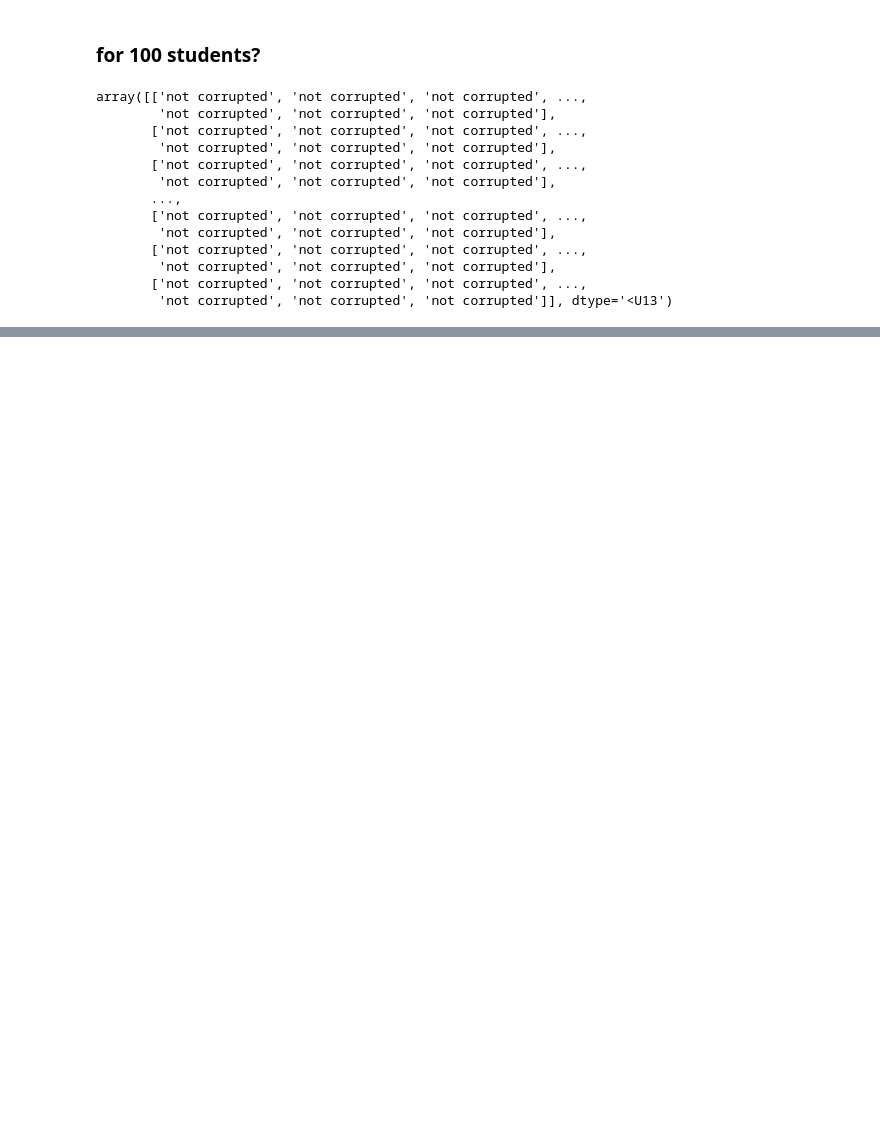
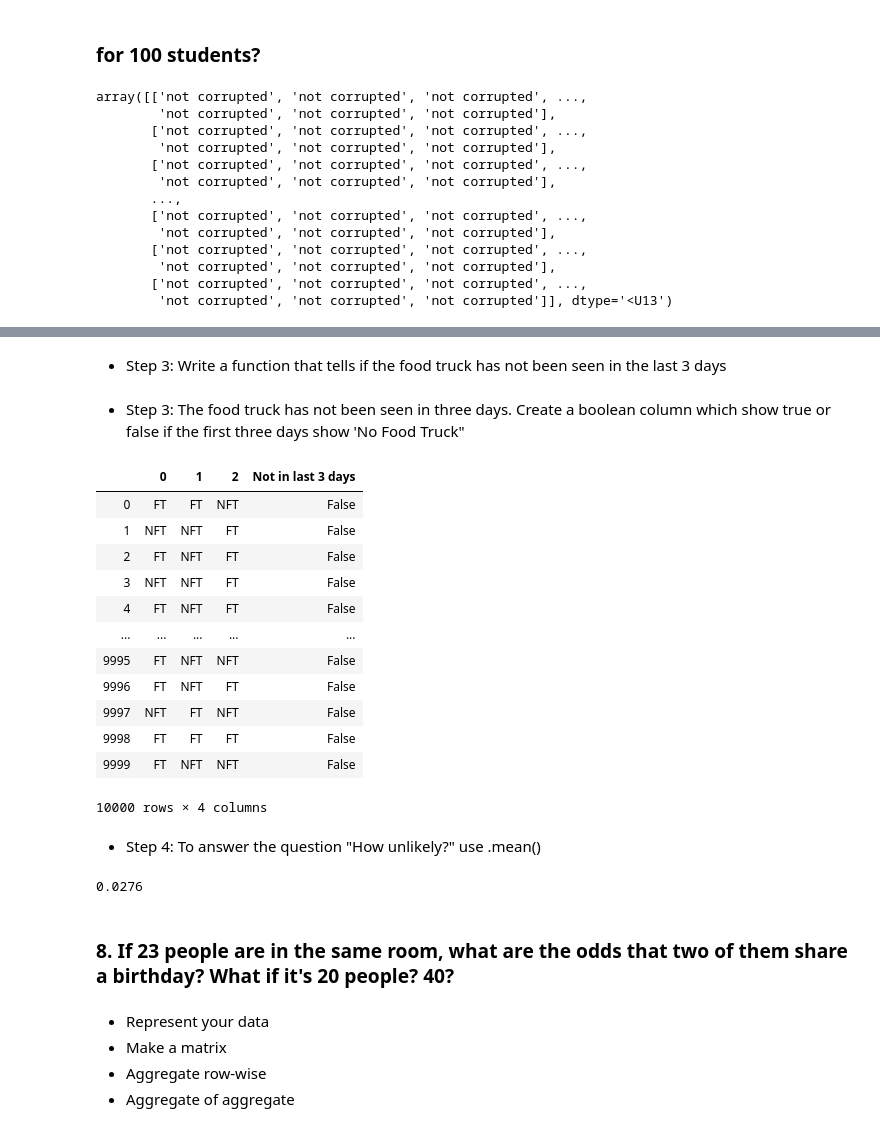
Before and after one commit to JadaShipp/statistics-exerrcises, a Jupyter notebook: simulation.ipynb, the cells around one changed output, grey strips where cells are left out. Cells and saved outputs as stored; diff of their text form; code cells hidden in the pictures; blank space fills up the shorter version.

Commit message:
Questions 7 and 8 complete

```diff
--- a/simulation.ipynb
+++ b/simulation.ipynb
@@ -431,0 +441,3 @@ odds_of_successful_installation_for_100_students
+# %%
+food_truck = np.random.choice(['FT','NFT'], size = (10_000, 3), p = [.70,.30])
+food_truck
@@ -431,0 +454,3 @@ odds_of_successful_installation_for_100_students
+# %%
+foodtruckdf = pd.DataFrame(food_truck)
+foodtruckdf
@@ -431,0 +471,26 @@ odds_of_successful_installation_for_100_students
+# %% [markdown]
+- Step 3: Write a function that tells if the food truck has not been seen in the last 3 days
+# %%
+def has_not_been_seen_in_last_3_days(sighting: pd.Series) -> bool:
+    return (sighting == 'NFT').all() and (sighting == 'NFT').all() and (sighting == 'NFT').all()
+# %% [markdown]
+- Step 3: The food truck has not been seen in three days. Create a boolean column which show true or false if the first three days show 'No Food Truck"
+# %%
+foodtruckdf['Not in last 3 days'] = foodtruckdf.apply(has_not_been_seen_in_last_3_days, axis = 1)
+foodtruckdf
+# %% [output]
+|  | 0 | 1 | 2 | Not in last 3 days |
+| 0 | FT | FT | NFT | False |
+| 1 | NFT | NFT | FT | False |
+| 2 | FT | NFT | FT | False |
+| 3 | NFT | NFT | FT | False |
+| 4 | FT | NFT | FT | False |
+| ... | ... | ... | ... | ... |
+| 9995 | FT | NFT | NFT | False |
+| 9996 | FT | NFT | FT | False |
+| 9997 | NFT | FT | NFT | False |
+| 9998 | FT | FT | FT | False |
+| 9999 | FT | NFT | NFT | False |
+10000 rows × 4 columns
+# %% [markdown]
+- Step 4: To answer the question "How unlikely?" use .mean()
@@ -431,0 +499,11 @@ odds_of_successful_installation_for_100_students
+# %%
+how_unlikely
+# %% [output]
+0.0276
+# %% [markdown]
+### 8. If 23 people are in the same room, what are the odds that two of them share a birthday? What if it's 20 people? 40?
+# %% [markdown]
+- Represent your data
+- Make a matrix
+- Aggregate row-wise
+- Aggregate of aggregate
```
Also changed, not shown: parts of 41 cells of this notebook.
